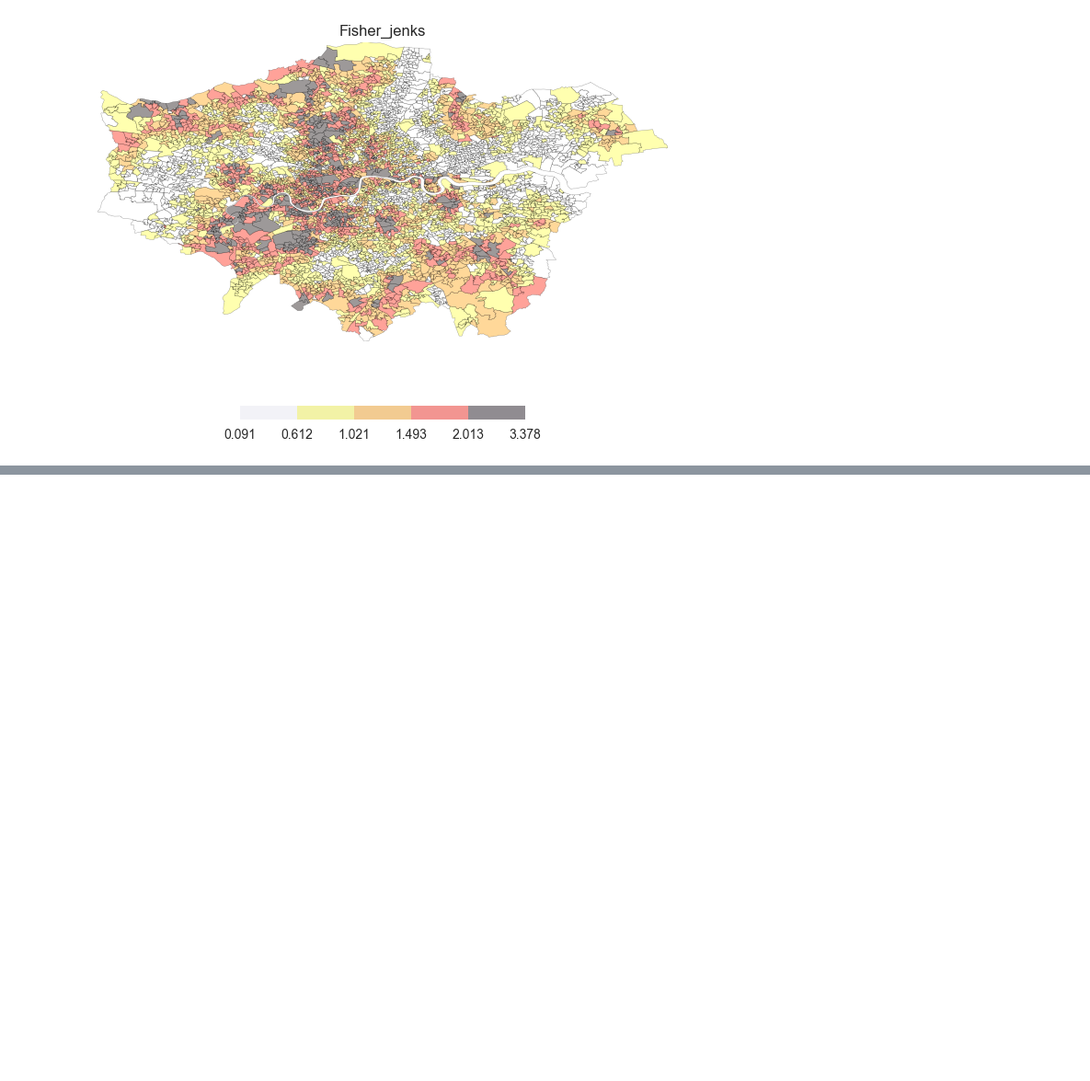
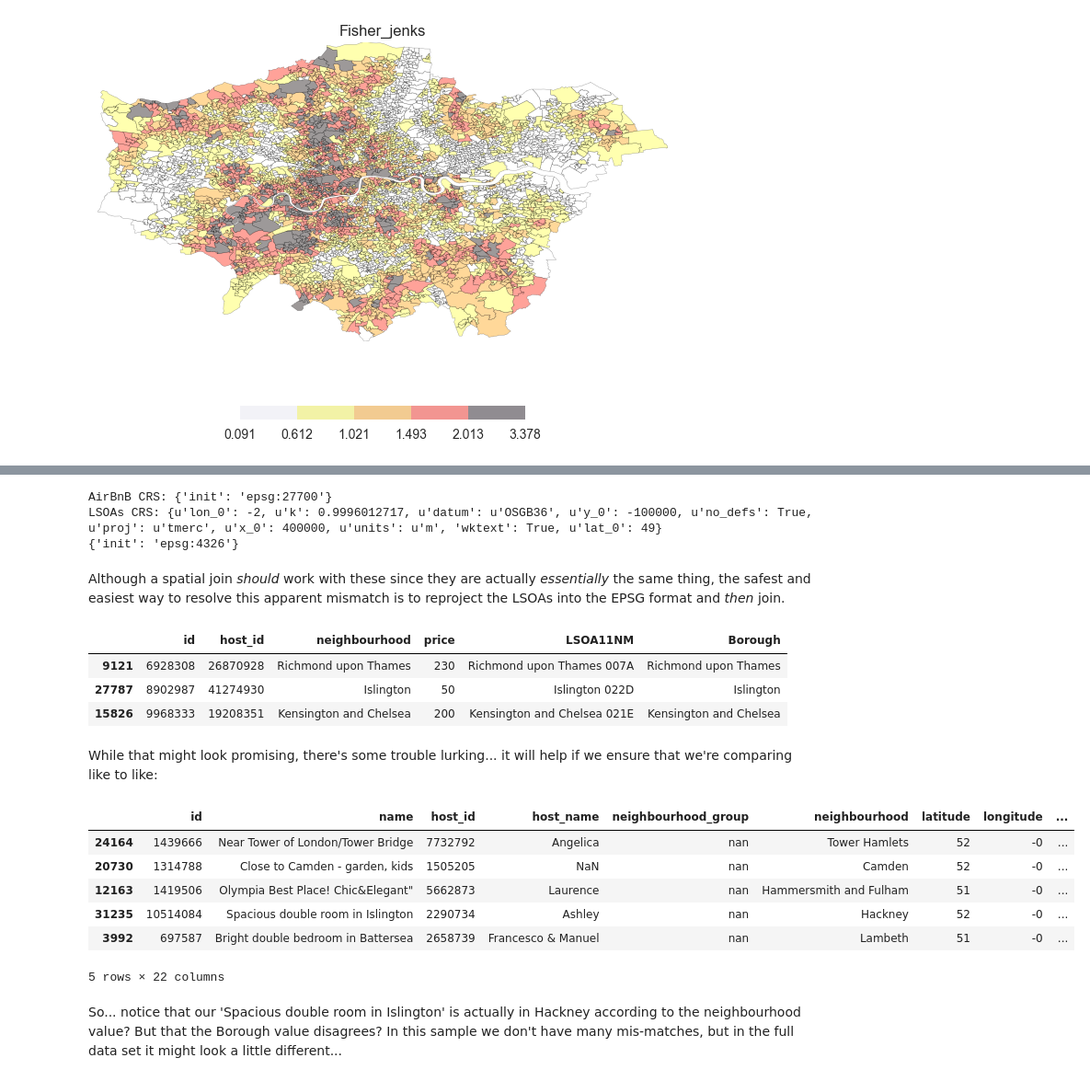
Before and after one commit to kingsgeocomp/spatial-analysis, a Jupyter notebook: Practical-3-Linking Data.ipynb, the cells around one changed output, grey strips where cells are left out. Shown at 92% size. Cells and saved outputs as stored; diff of their text form; code cells hidden in the pictures; blank space fills up the shorter version.

Commit message:
Basically ready to go, though should write the 'script' at the end.

```diff
--- a/Practical-3-Linking Data.ipynb
+++ b/Practical-3-Linking Data.ipynb
@@ -167,0 +174,3 @@ for typ in types:
+# %%
+lsoas['Borough'] = lsoas.LSOA11NM.str.replace('\d\d\d\w$', '', case=False)
+lsoas.groupby('Borough').size()
@@ -167,0 +199,36 @@ for typ in types:
+# %%
+print("AirBnB CRS: " + str(sdf.crs))
+print("LSOAs CRS: " + str(lsoas.crs))
+# %% [output]
+AirBnB CRS: {'init': 'epsg:27700'}
+LSOAs CRS: {u'lon_0': -2, u'k': 0.9996012717, u'datum': u'OSGB36', u'y_0': -100000, u'no_defs': True, u'proj': u'tmerc', u'x_0': 400000, u'units': u'm', 'wktext': True, u'lat_0': 49}
+{'init': 'epsg:4326'}
+# %% [markdown]
+Although a spatial join _should_ work with these since they are actually _essentially_ the same thing, the safest and easiest way to resolve this apparent mismatch is to reproject the LSOAs into the EPSG format and _then_ join.
+# %%
+lsoas = lsoas.to_crs( {'init': 'epsg:27700'} )
+airbnb = gpd.sjoin(sdf, lsoas, how="inner", op='within')
+airbnb.sample(3).head()[ ['id','host_id','neighbourhood','price','LSOA11NM','Borough'] ]
+# %% [output]
+|  | id | host_id | neighbourhood | price | LSOA11NM | Borough |
+| 9121 | 6928308 | 26870928 | Richmond upon Thames | 230 | Richmond upon Thames 007A | Richmond upon Thames |
+| 27787 | 8902987 | 41274930 | Islington | 50 | Islington 022D | Islington |
+| 15826 | 9968333 | 19208351 | Kensington and Chelsea | 200 | Kensington and Chelsea 021E | Kensington and Chelsea |
+# %% [markdown]
+While that might look promising, there's some trouble lurking... it will help if we ensure that we're comparing like to like:
+# %%
+# Tidy up the two strings so that they're more likely to match
+airbnb['neighbourhood'] = airbnb.neighbourhood.str.strip()
+airbnb['Borough'] = airbnb.Borough.str.strip()
+# Are there any non-matching rows?
+airbnb[ (airbnb.neighbourhood.str.strip() != airbnb.Borough.str.strip()) ]
+# %% [output]
+|  | id | name | host_id | host_name | neighbourhood_group | neighbourhood | latitude | longitude | ... |
+| 24164 | 1439666 | Near Tower of London/Tower Bridge | 7732792 | Angelica | nan | Tower Hamlets | 52 | -0 | ... |
+| 20730 | 1314788 | Close to Camden - garden, kids | 1505205 | NaN | nan | Camden | 52 | -0 | ... |
+| 12163 | 1419506 | Olympia Best Place! Chic&Elegant" | 5662873 | Laurence | nan | Hammersmith and Fulham | 51 | -0 | ... |
+| 31235 | 10514084 | Spacious double room in Islington | 2290734 | Ashley | nan | Hackney | 52 | -0 | ... |
+| 3992 | 697587 | Bright double bedroom in Battersea | 2658739 | Francesco & Manuel | nan | Lambeth | 51 | -0 | ... |
+5 rows × 22 columns
+# %% [markdown]
+So... notice that our 'Spacious double room in Islington' is actually in Hackney according to the neighbourhood value? But that the Borough value disagrees? In this sample we don't have many mis-matches, but in the full data set it might look a little different...
```
Also changed, not shown: parts of 9 cells of this notebook, 1 other file.
